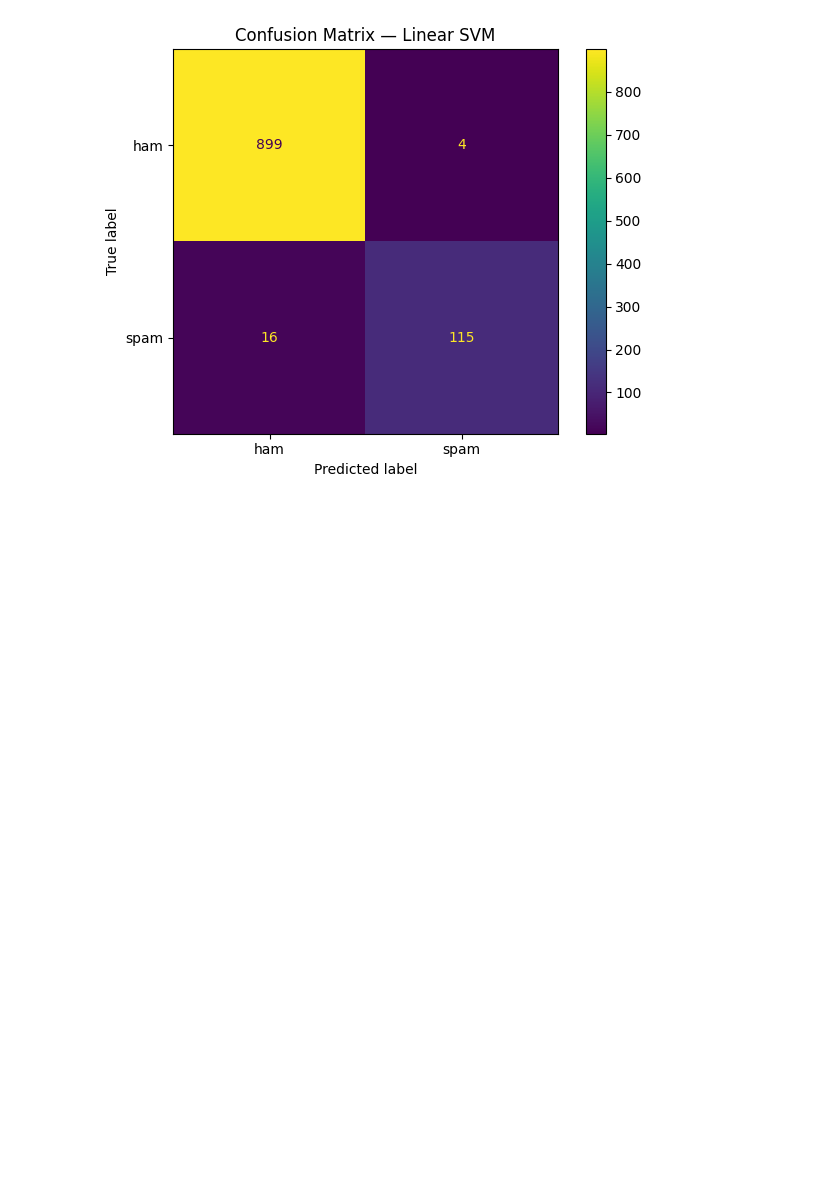
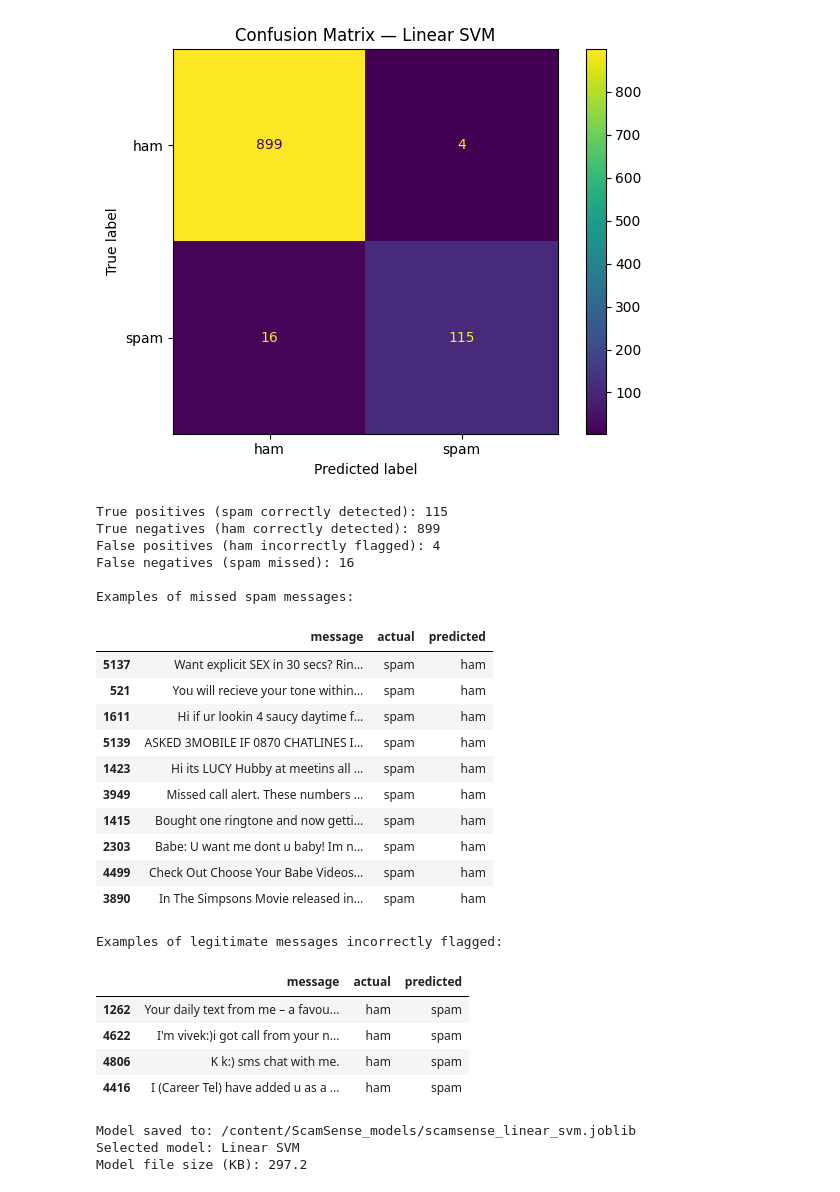
Before and after one commit to atul-2710/ScamSense, a Jupyter notebook: notebooks/ScamSense_ML_Development.ipynb, the cells around one changed output. Drawn from its saved outputs; the diff is of its cells as text; code cells hidden in the pictures; blank space fills up the shorter version.

Commit message:
feat: evaluate spam classifiers and analyze prediction errors

```diff
--- a/notebooks/ScamSense_ML_Development.ipynb
+++ b/notebooks/ScamSense_ML_Development.ipynb
@@ -338,3 +338,83 @@ Classification report:
    macro avg     0.9745    0.9367    0.9545      1034
 weighted avg     0.9805    0.9807    0.9803      1034
 [figure]
+# %%
+# Error analysis for the selected Linear SVM pipeline
+error_analysis = pd.DataFrame({
+    "message": X_test,
+    "actual": y_test,
+    "predicted": y_pred
+})
+
+false_negatives = error_analysis[
+    (error_analysis["actual"] == "spam") &
+    (error_analysis["predicted"] == "ham")
+]
+
+false_positives = error_analysis[
+    (error_analysis["actual"] == "ham") &
+    (error_analysis["predicted"] == "spam")
+]
+
+true_positives = error_analysis[
+    (error_analysis["actual"] == "spam") &
+    (error_analysis["predicted"] == "spam")
+]
+
+true_negatives = error_analysis[
+    (error_analysis["actual"] == "ham") &
+    (error_analysis["predicted"] == "ham")
+]
+
+print("True positives (spam correctly detected):", len(true_positives))
+print("True negatives (ham correctly detected):", len(true_negatives))
+print("False positives (ham incorrectly flagged):", len(false_positives))
+print("False negatives (spam missed):", len(false_negatives))
+
+print("\nExamples of missed spam messages:")
+display(false_negatives[["message", "actual", "predicted"]].head(10))
+
+print("\nExamples of legitimate messages incorrectly flagged:")
+display(false_positives[["message", "actual", "predicted"]].head(10))
+# %% [output]
+True positives (spam correctly detected): 115
+True negatives (ham correctly detected): 899
+False positives (ham incorrectly flagged): 4
+False negatives (spam missed): 16
+
+Examples of missed spam messages:
+|  | message | actual | predicted |
+| 5137 | Want explicit SEX in 30 secs? Rin... | spam | ham |
+| 521 | You will recieve your tone within... | spam | ham |
+| 1611 | Hi if ur lookin 4 saucy daytime f... | spam | ham |
+| 5139 | ASKED 3MOBILE IF 0870 CHATLINES I... | spam | ham |
+| 1423 | Hi its LUCY Hubby at meetins all ... | spam | ham |
+| 3949 | Missed call alert. These numbers ... | spam | ham |
+| 1415 | Bought one ringtone and now getti... | spam | ham |
+| 2303 | Babe: U want me dont u baby! Im n... | spam | ham |
+| 4499 | Check Out Choose Your Babe Videos... | spam | ham |
+| 3890 | In The Simpsons Movie released in... | spam | ham |
+Examples of legitimate messages incorrectly flagged:
+|  | message | actual | predicted |
+| 1262 | Your daily text from me – a favou... | ham | spam |
+| 4622 | I'm vivek:)i got call from your n... | ham | spam |
+| 4806 | K k:) sms chat with me. | ham | spam |
+| 4416 | I (Career Tel) have added u as a ... | ham | spam |
+# %%
+import joblib
+from pathlib import Path
+
+model_dir = Path("/content/ScamSense_models")
+model_dir.mkdir(parents=True, exist_ok=True)
+
+model_path = model_dir / "scamsense_linear_svm.joblib"
+
+joblib.dump(best_model, model_path)
+
+print("Model saved to:", model_path)
+print("Selected model:", best_model_name)
+print("Model file size (KB):", round(model_path.stat().st_size / 1024, 2))
+# %% [output]
+Model saved to: /content/ScamSense_models/scamsense_linear_svm.joblib
+Selected model: Linear SVM
+Model file size (KB): 297.2
```
Also changed, not shown: parts of 1 cell of this notebook.
